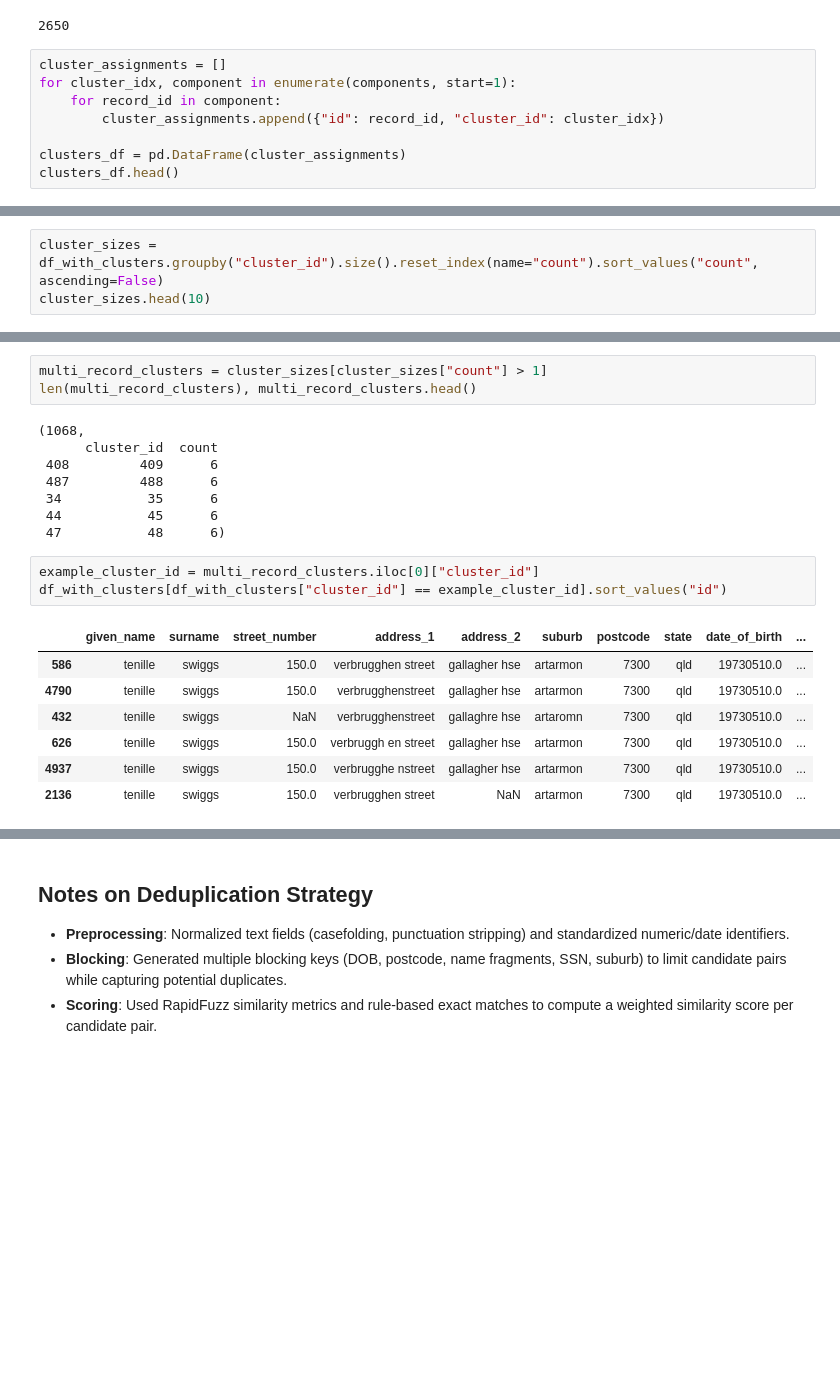
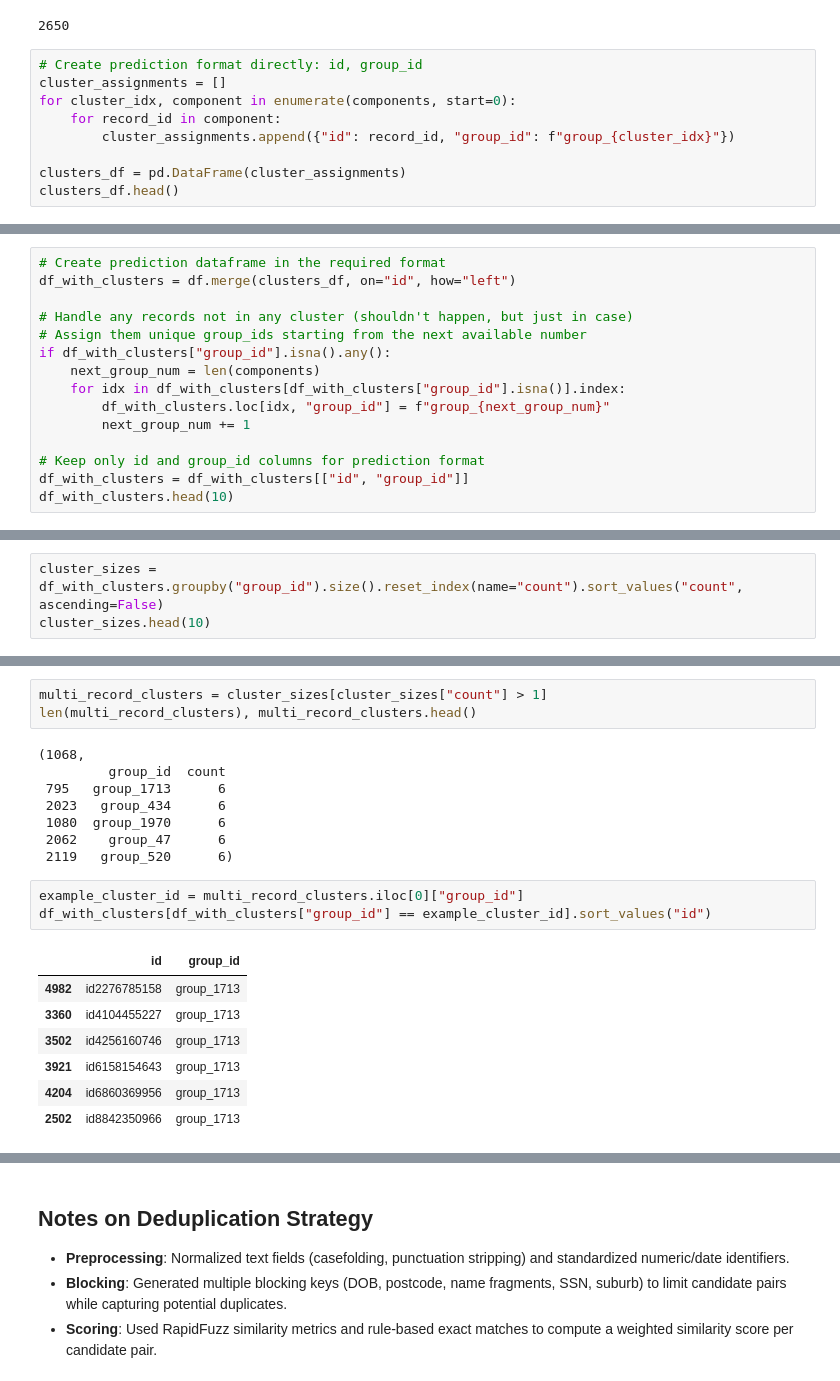
Before and after one commit to Yashpal-0/Deduplication-and-WebCrawling, a Jupyter notebook: dedup_deduplication.ipynb, the cells around one changed output, grey strips where cells are left out. Drawn from its saved outputs; the diff is of its cells as text; blank space fills up the shorter version.

```diff
--- a/dedup_deduplication.ipynb
+++ b/dedup_deduplication.ipynb
@@ -351,10 +351,11 @@ len(components)
 # %% [output]
 2650
 # %%
+# Create prediction format directly: id, group_id
 cluster_assignments = []
-for cluster_idx, component in enumerate(components, start=1):
+for cluster_idx, component in enumerate(components, start=0):
     for record_id in component:
-        cluster_assignments.append({"id": record_id, "cluster_id": cluster_idx})
+        cluster_assignments.append({"id": record_id, "group_id": f"group_{cluster_idx}"})
 
 clusters_df = pd.DataFrame(cluster_assignments)
 clusters_df.head()
@@ -378,0 +369,15 @@ df_with_clusters.head()
+# %%
+# Create prediction dataframe in the required format
+df_with_clusters = df.merge(clusters_df, on="id", how="left")
+
+# Handle any records not in any cluster (shouldn't happen, but just in case)
+# Assign them unique group_ids starting from the next available number
+if df_with_clusters["group_id"].isna().any():
+    next_group_num = len(components)
+    for idx in df_with_clusters[df_with_clusters["group_id"].isna()].index:
+        df_with_clusters.loc[idx, "group_id"] = f"group_{next_group_num}"
+        next_group_num += 1
+
+# Keep only id and group_id columns for prediction format
+df_with_clusters = df_with_clusters[["id", "group_id"]]
+df_with_clusters.head(10)
@@ -379,4 +396,4 @@ df_with_clusters.head()
 # %%
-cluster_sizes = df_with_clusters.groupby("cluster_id").size().reset_index(name="count").sort_values("count", ascending=False)
+cluster_sizes = df_with_clusters.groupby("group_id").size().reset_index(name="count").sort_values("count", ascending=False)
 cluster_sizes.head(10)
 # %% [output]
@@ -396,21 +413,21 @@ multi_record_clusters = cluster_sizes[cluster_sizes["count"] > 1]
 len(multi_record_clusters), multi_record_clusters.head()
 # %% [output]
 (1068,
-      cluster_id  count
- 408         409      6
- 487         488      6
- 34           35      6
- 44           45      6
- 47           48      6)
+         group_id  count
+ 795   group_1713      6
+ 2023   group_434      6
+ 1080  group_1970      6
+ 2062    group_47      6
+ 2119   group_520      6)
 # %%
-example_cluster_id = multi_record_clusters.iloc[0]["cluster_id"]
-df_with_clusters[df_with_clusters["cluster_id"] == example_cluster_id].sort_values("id")
+example_cluster_id = multi_record_clusters.iloc[0]["group_id"]
+df_with_clusters[df_with_clusters["group_id"] == example_cluster_id].sort_values("id")
 # %% [output]
-|  | given_name | surname | street_number | address_1 | address_2 | suburb | postcode | state | date_of_birth | ... |
-| 586 | tenille | swiggs | 150.0 | verbrugghen street | gallagher hse | artarmon | 7300 | qld | 19730510.0 | ... |
-| 4790 | tenille | swiggs | 150.0 | verbrugghenstreet | gallagher hse | artarmon | 7300 | qld | 19730510.0 | ... |
-| 432 | tenille | swiggs | NaN | verbrugghenstreet | gallaghre hse | artaromn | 7300 | qld | 19730510.0 | ... |
-| 626 | tenille | swiggs | 150.0 | verbruggh en street | gallagher hse | artarmon | 7300 | qld | 19730510.0 | ... |
-| 4937 | tenille | swiggs | 150.0 | verbrugghe nstreet | gallagher hse | artarmon | 7300 | qld | 19730510.0 | ... |
-| 2136 | tenille | swiggs | 150.0 | verbrugghen street | NaN | artarmon | 7300 | qld | 19730510.0 | ... |
+|  | id | group_id |
+| 4982 | id2276785158 | group_1713 |
+| 3360 | id4104455227 | group_1713 |
+| 3502 | id4256160746 | group_1713 |
+| 3921 | id6158154643 | group_1713 |
+| 4204 | id6860369956 | group_1713 |
+| 2502 | id8842350966 | group_1713 |
 # %%
```
Also changed, not shown: parts of 8 cells of this notebook, 2 other files.
